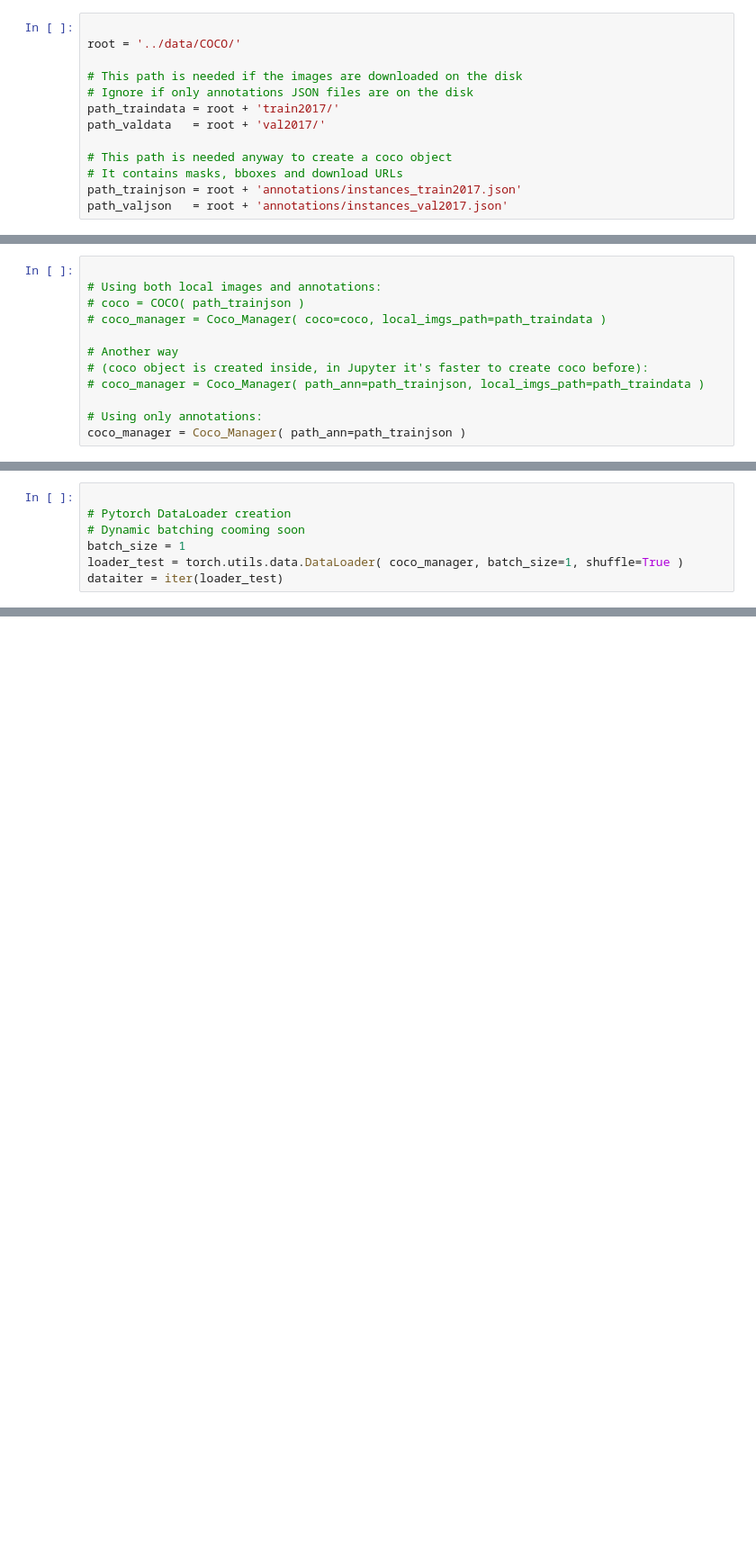
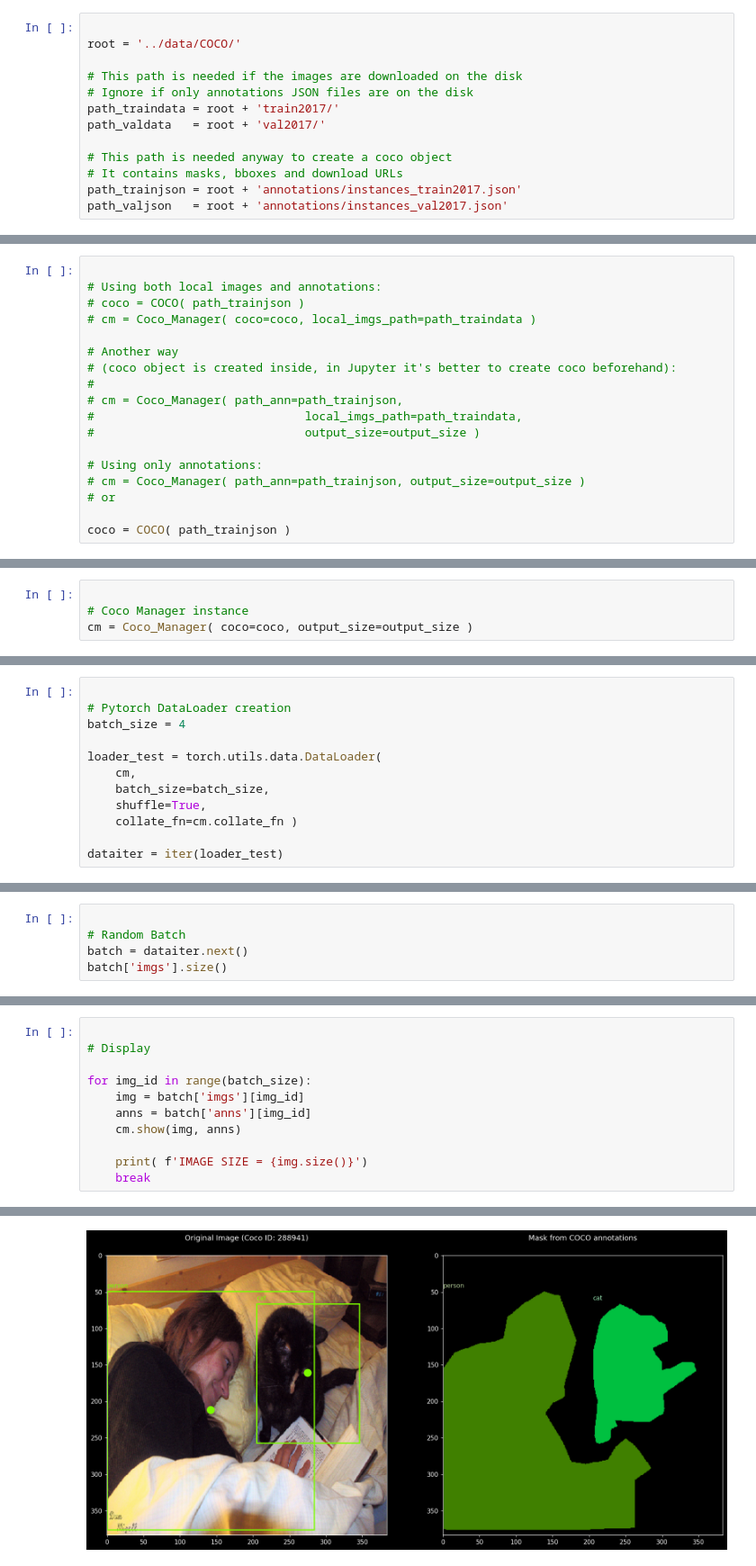
Before and after one commit to McCastles/Coco_Manager, a Jupyter notebook: Usage_Coco_Manager.ipynb, the cells around one changed output, grey strips where cells are left out. Shown at 90% size. Saved outputs shown, nothing was run; the diff lists cells and outputs as text; blank space fills up the shorter version.

Commit message:
Coco Manager 1.3
1. Scales images to have a particular shape

2. Gathers images into batches

```diff
--- a/Usage_Coco_Manager.ipynb
+++ b/Usage_Coco_Manager.ipynb
@@ -55,13 +59,19 @@ Drive already mounted at /content/drive; to attempt to forcibly remount, call dr
 
 # Using both local images and annotations:
 # coco = COCO( path_trainjson )
-# coco_manager = Coco_Manager( coco=coco, local_imgs_path=path_traindata )
+# cm = Coco_Manager( coco=coco, local_imgs_path=path_traindata )
 
 # Another way
-# (coco object is created inside, in Jupyter it's faster to create coco before):
-# coco_manager = Coco_Manager( path_ann=path_trainjson, local_imgs_path=path_traindata )
+# (coco object is created inside, in Jupyter it's better to create coco beforehand):
+#
+# cm = Coco_Manager( path_ann=path_trainjson,
+#                              local_imgs_path=path_traindata,
+#                              output_size=output_size )
 
 # Using only annotations:
-coco_manager = Coco_Manager( path_ann=path_trainjson )
+# cm = Coco_Manager( path_ann=path_trainjson, output_size=output_size )
+# or
+
+coco = COCO( path_trainjson )
 # %% [output]
 loading annotations into memory...
@@ -71,0 +81,4 @@ index created!
+# %%
+
+# Coco Manager instance
+cm = Coco_Manager( coco=coco, output_size=output_size )
@@ -83,7 +98,12 @@ coco_manager.make_subset( classes=['person', 'cat'], intersection=True )
 # %%
 
 # Pytorch DataLoader creation
-# Dynamic batching cooming soon
-batch_size = 1
-loader_test = torch.utils.data.DataLoader( coco_manager, batch_size=1, shuffle=True )
+batch_size = 4
+
+loader_test = torch.utils.data.DataLoader(
+    cm,
+    batch_size=batch_size,
+    shuffle=True,
+    collate_fn=cm.collate_fn )
+
 dataiter = iter(loader_test)
@@ -98,0 +110,5 @@ torch.Size([3, 480, 640])
+# %%
+
+# Random Batch
+batch = dataiter.next()
+batch['imgs'].size()
@@ -126,0 +137,12 @@ colors = {'person': array([ 64,  64, 128]), 'cat': array([  0, 192, 192])}
+# %%
+
+# Display
+
+for img_id in range(batch_size):
+    img = batch['imgs'][img_id]
+    anns = batch['anns'][img_id]
+    cm.show(img, anns)
+
+    print( f'IMAGE SIZE = {img.size()}')
+    break
+# %% [output]
@@ -126,0 +150 @@ colors = {'person': array([ 64,  64, 128]), 'cat': array([  0, 192, 192])}
+[figure, added]
```
Also changed, not shown: parts of 11 cells of this notebook, 1 other file.
